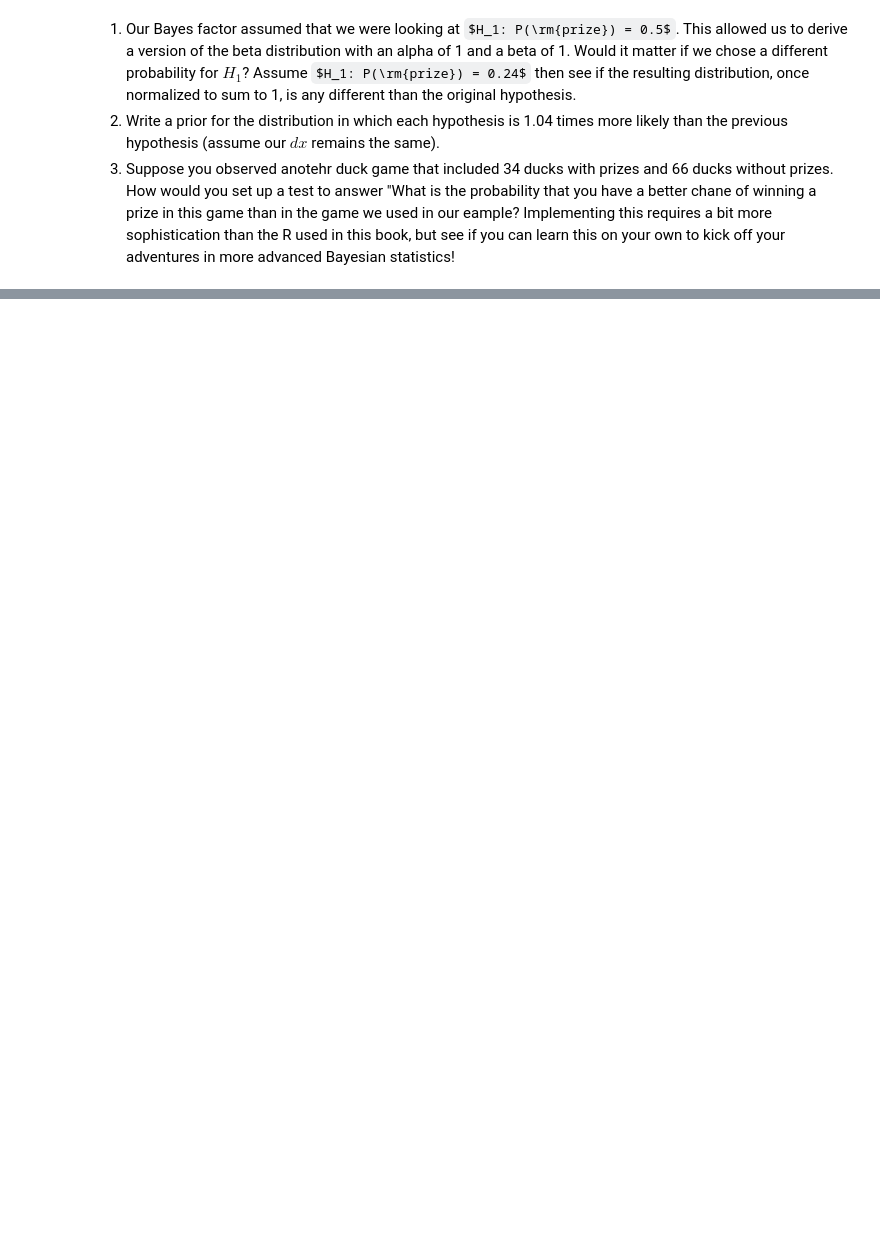
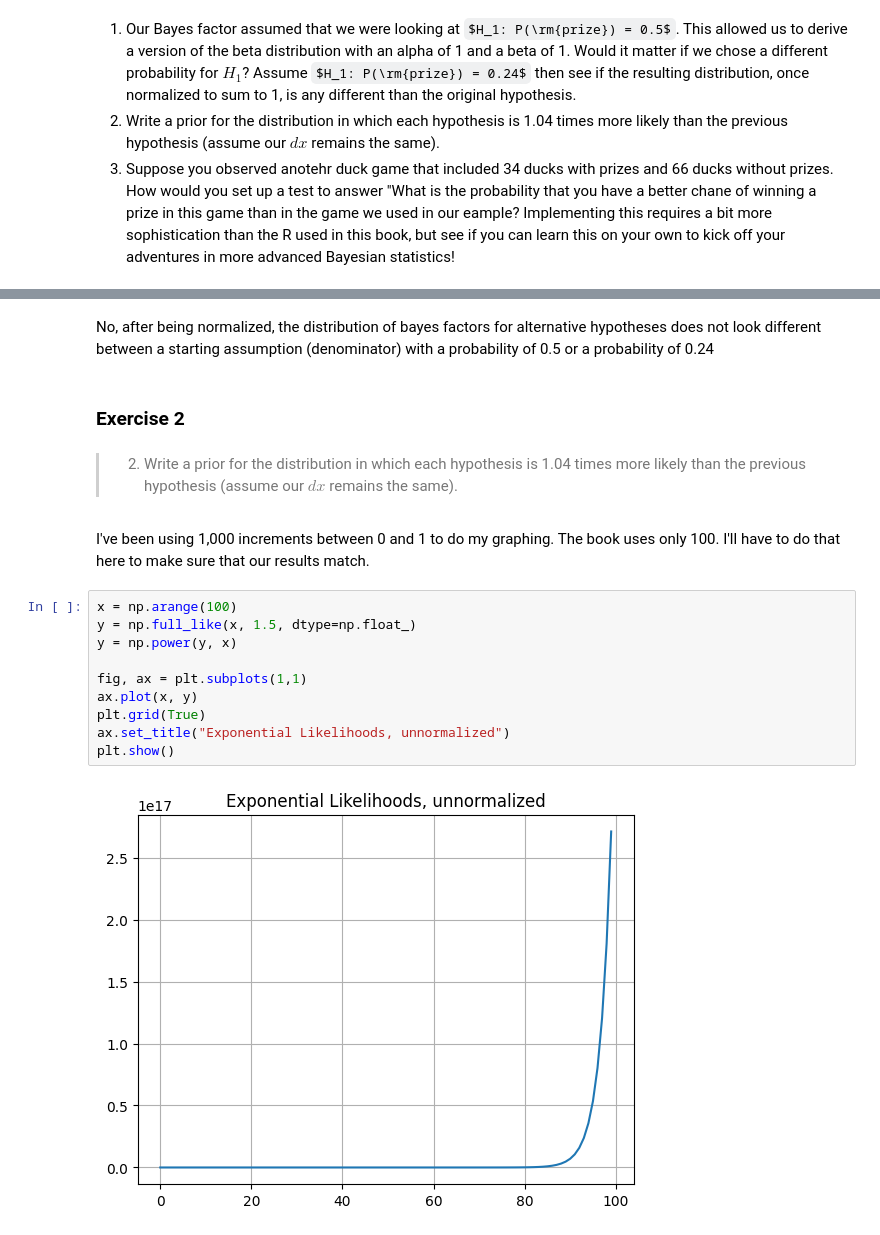
Before and after one commit to TecKnow/learning, a Jupyter notebook: Chapter_19.ipynb, the cells around one changed output, grey strips where cells are left out. Saved outputs shown, nothing was run; the diff lists cells and outputs as text; some formulas as TeX source; blank space fills up the shorter version.

```diff
--- a/Chapter_19.ipynb
+++ b/Chapter_19.ipynb
@@ -143,0 +160,20 @@ As the above series of plots shows, it's posible to turn a collection of posteri
+# %% [markdown]
+No, after being normalized, the distribution of bayes factors for alternative hypotheses does not look different between a starting assumption (denominator) with a probability of 0.5 or a probability of 0.24
+# %% [markdown]
+### Exercise 2
+# %% [markdown]
+> 2.  Write a prior for the distribution in which each hypothesis is 1.04 times more likely than the previous hypothesis (assume our $dx$ remains the same).
+# %% [markdown]
+I've been using 1,000 increments between 0 and 1 to do my graphing.  The book uses only 100.  I'll have to do that here to make sure that our results match.
+# %%
+x = np.arange(100)
+y = np.full_like(x, 1.5, dtype=np.float_)
+y = np.power(y, x)
+
+fig, ax = plt.subplots(1,1)
+ax.plot(x, y)
+plt.grid(True)
+ax.set_title("Exponential Likelihoods, unnormalized")
+plt.show()
+# %% [output]
+[figure, added]
```
Also changed, not shown: parts of 15 cells of this notebook.
